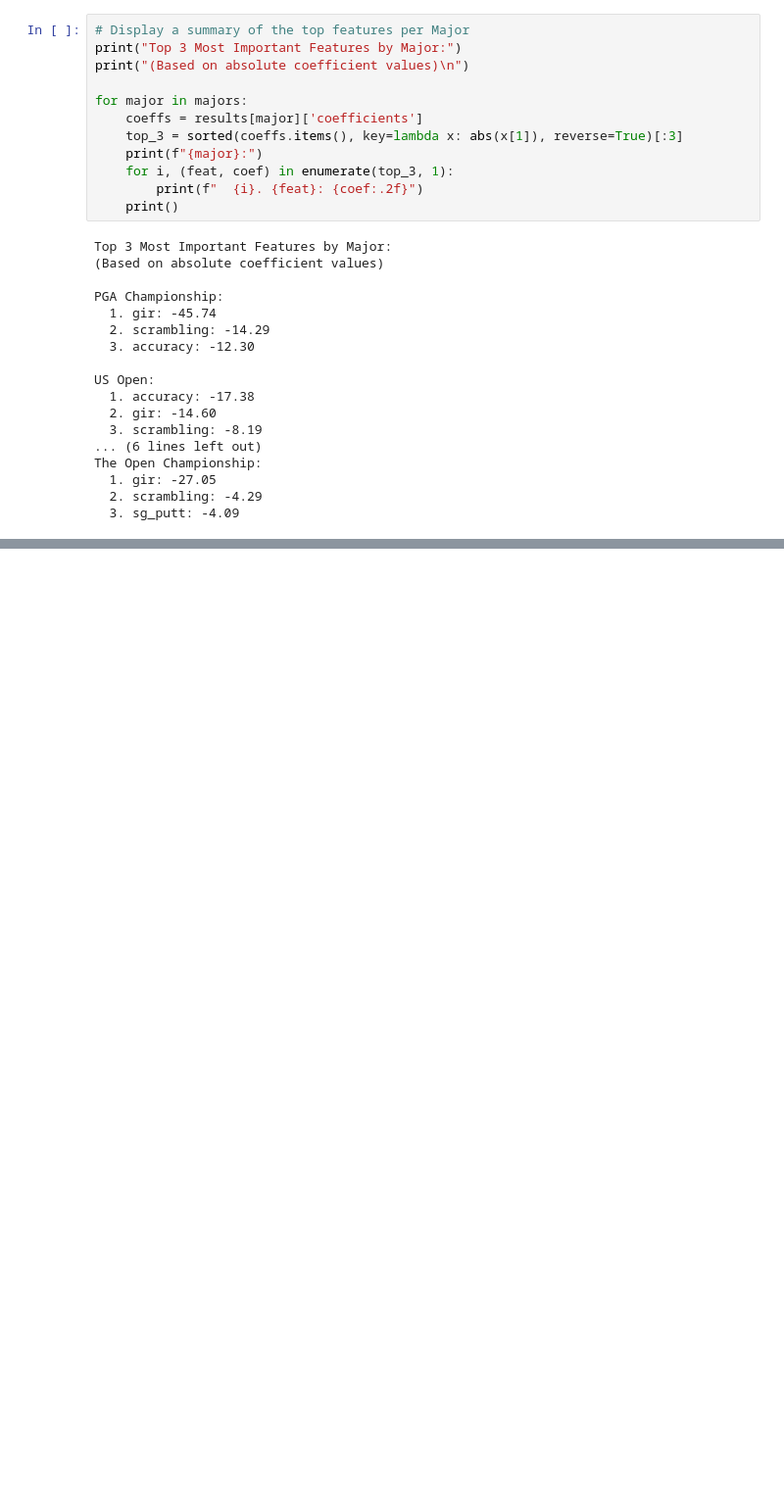
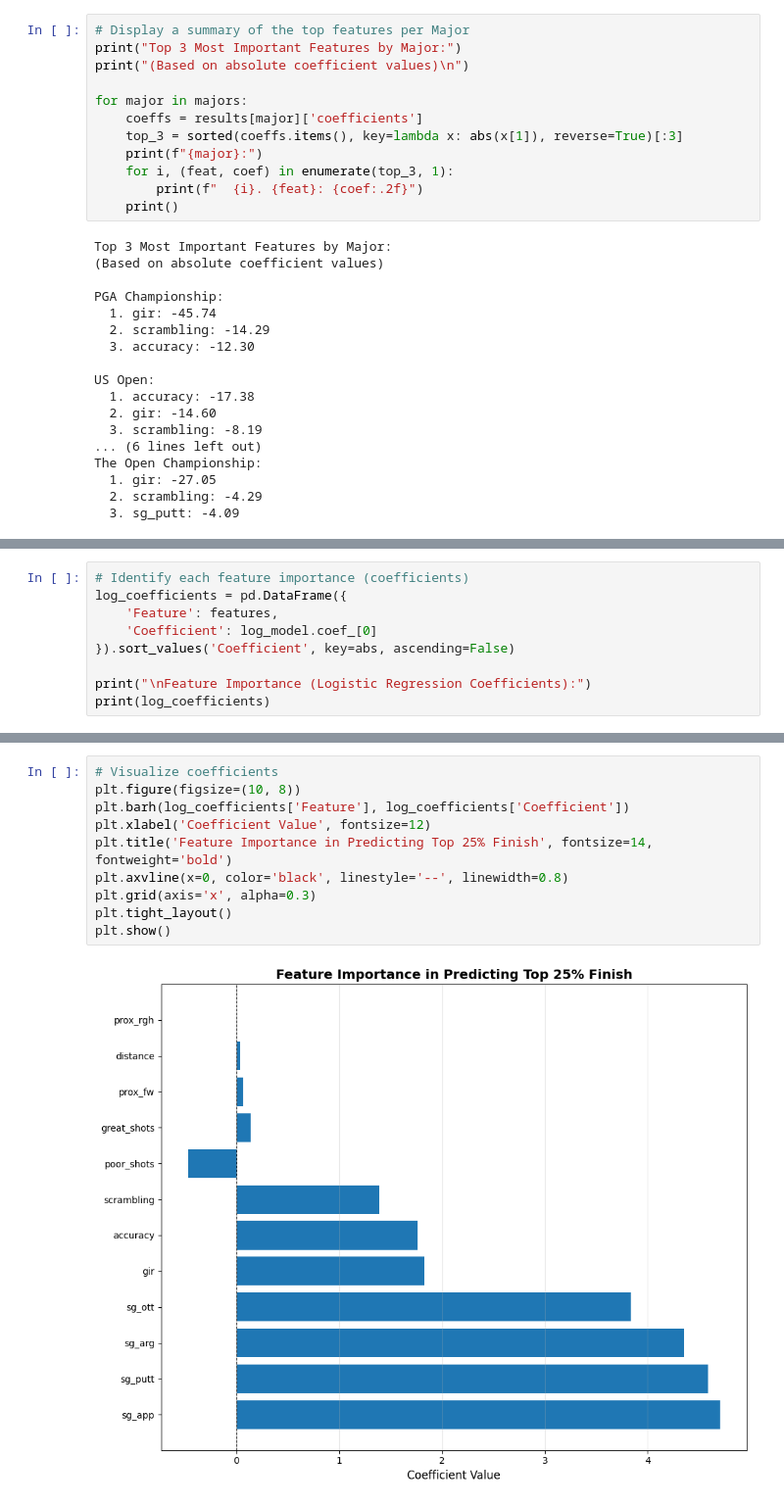
Before and after one commit to pinaluciana/Golf_project, a Jupyter notebook: notebooks/2_Regression_models.ipynb, the cells around one changed output, grey strips where cells are left out. Shown at 98% size. Saved outputs shown, nothing was run; the diff lists cells and outputs as text; blank space fills up the shorter version.

```diff
--- a/notebooks/2_Regression_models.ipynb
+++ b/notebooks/2_Regression_models.ipynb
@@ -326,0 +459,9 @@ While GIR and scrambling are always in the top 3 of most important variables, ac
+# %%
+# Identify each feature importance (coefficients)
+log_coefficients = pd.DataFrame({
+    'Feature': features,
+    'Coefficient': log_model.coef_[0]
+}).sort_values('Coefficient', key=abs, ascending=False)
+
+print("\nFeature Importance (Logistic Regression Coefficients):")
+print(log_coefficients)
@@ -326,0 +483,12 @@ While GIR and scrambling are always in the top 3 of most important variables, ac
+# %%
+# Visualize coefficients
+plt.figure(figsize=(10, 8))
+plt.barh(log_coefficients['Feature'], log_coefficients['Coefficient'])
+plt.xlabel('Coefficient Value', fontsize=12)
+plt.title('Feature Importance in Predicting Top 25% Finish', fontsize=14, fontweight='bold')
+plt.axvline(x=0, color='black', linestyle='--', linewidth=0.8)
+plt.grid(axis='x', alpha=0.3)
+plt.tight_layout()
+plt.show()
+# %% [output]
+[figure, added]
```
Also changed, not shown: parts of 23 cells of this notebook.
